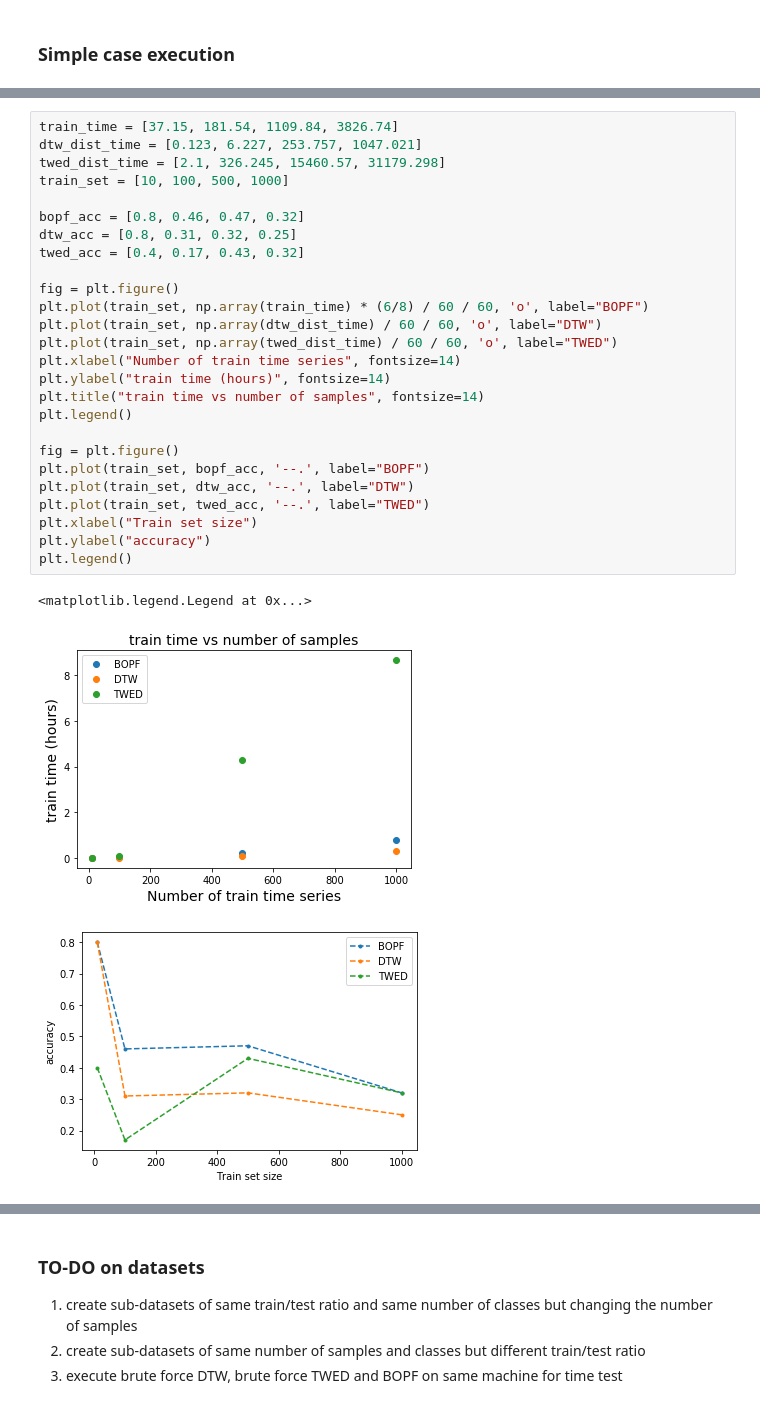
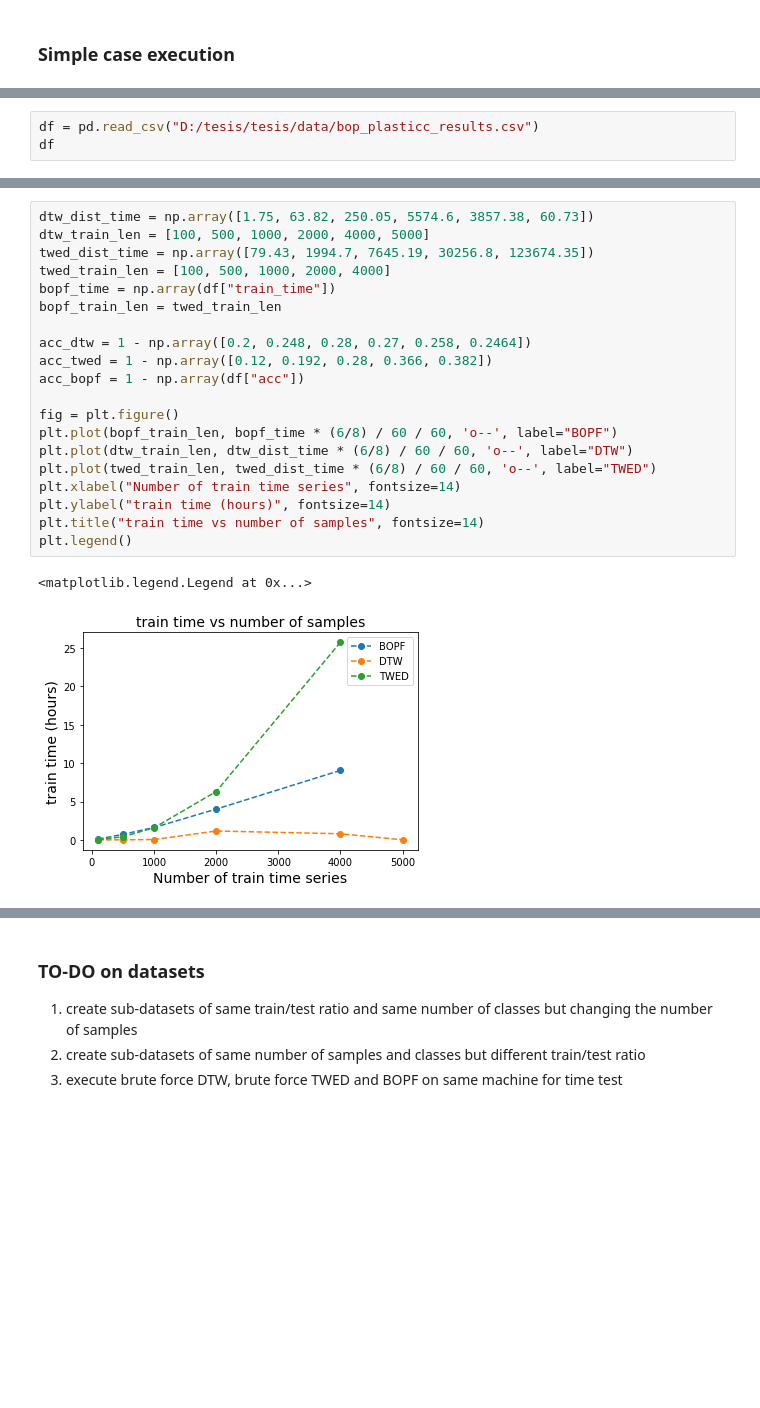
Before and after one commit to frmunozz/irregular-bag-of-pattern, a Jupyter notebook: notebooks/bagOfPatternsFeature.ipynb, the cells around one changed output, grey strips where cells are left out. Drawn from its saved outputs; the diff is of its cells as text; blank space fills up the shorter version.

Commit message:
added some plots

```diff
--- a/notebooks/bagOfPatternsFeature.ipynb
+++ b/notebooks/bagOfPatternsFeature.ipynb
@@ -515,0 +553,3 @@ Note: The test part wasn't executed using multiprocessing, only the train part w
+# %%
+df = pd.read_csv("D:/tesis/tesis/data/bop_plasticc_results.csv")
+df
@@ -516,30 +665,23 @@ Note: The test part wasn't executed using multiprocessing, only the train part w
 # %%
-train_time = [37.15, 181.54, 1109.84, 3826.74]
-dtw_dist_time = [0.123, 6.227, 253.757, 1047.021]
-twed_dist_time = [2.1, 326.245, 15460.57, 31179.298]
-train_set = [10, 100, 500, 1000]
+dtw_dist_time = np.array([1.75, 63.82, 250.05, 5574.6, 3857.38, 60.73])
+dtw_train_len = [100, 500, 1000, 2000, 4000, 5000]
+twed_dist_time = np.array([79.43, 1994.7, 7645.19, 30256.8, 123674.35])
+twed_train_len = [100, 500, 1000, 2000, 4000]
+bopf_time = np.array(df["train_time"])
+bopf_train_len = twed_train_len
 
-bopf_acc = [0.8, 0.46, 0.47, 0.32]
-dtw_acc = [0.8, 0.31, 0.32, 0.25]
-twed_acc = [0.4, 0.17, 0.43, 0.32]
+acc_dtw = 1 - np.array([0.2, 0.248, 0.28, 0.27, 0.258, 0.2464])
+acc_twed = 1 - np.array([0.12, 0.192, 0.28, 0.366, 0.382])
+acc_bopf = 1 - np.array(df["acc"])
 
 fig = plt.figure()
-plt.plot(train_set, np.array(train_time) * (6/8) / 60 / 60, 'o', label="BOPF")
-plt.plot(train_set, np.array(dtw_dist_time) / 60 / 60, 'o', label="DTW")
-plt.plot(train_set, np.array(twed_dist_time) / 60 / 60, 'o', label="TWED")
+plt.plot(bopf_train_len, bopf_time * (6/8) / 60 / 60, 'o--', label="BOPF")
+plt.plot(dtw_train_len, dtw_dist_time * (6/8) / 60 / 60, 'o--', label="DTW")
+plt.plot(twed_train_len, twed_dist_time * (6/8) / 60 / 60, 'o--', label="TWED")
 plt.xlabel("Number of train time series", fontsize=14)
 plt.ylabel("train time (hours)", fontsize=14)
 plt.title("train time vs number of samples", fontsize=14)
 plt.legend()
-
-fig = plt.figure()
-plt.plot(train_set, bopf_acc, '--.', label="BOPF")
-plt.plot(train_set, dtw_acc, '--.', label="DTW")
-plt.plot(train_set, twed_acc, '--.', label="TWED")
-plt.xlabel("Train set size")
-plt.ylabel("accuracy")
-plt.legend()
 # %% [output]
 <matplotlib.legend.Legend at 0x...>
-[figure, old version]
+[figure, new version]
-[figure, removed]
```
Also changed, not shown: parts of 24 cells of this notebook, 3 other files.
